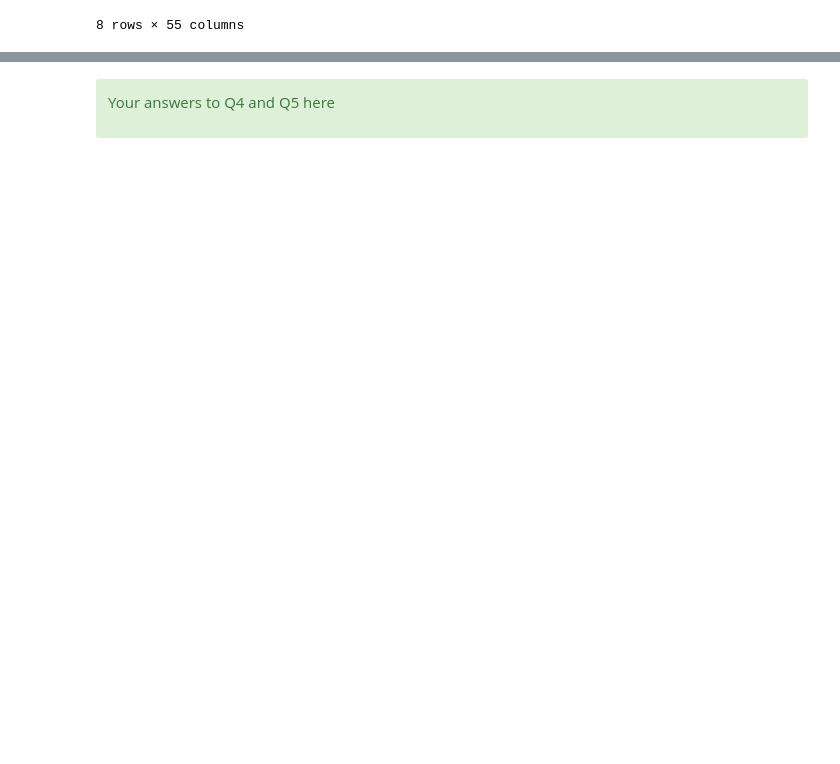
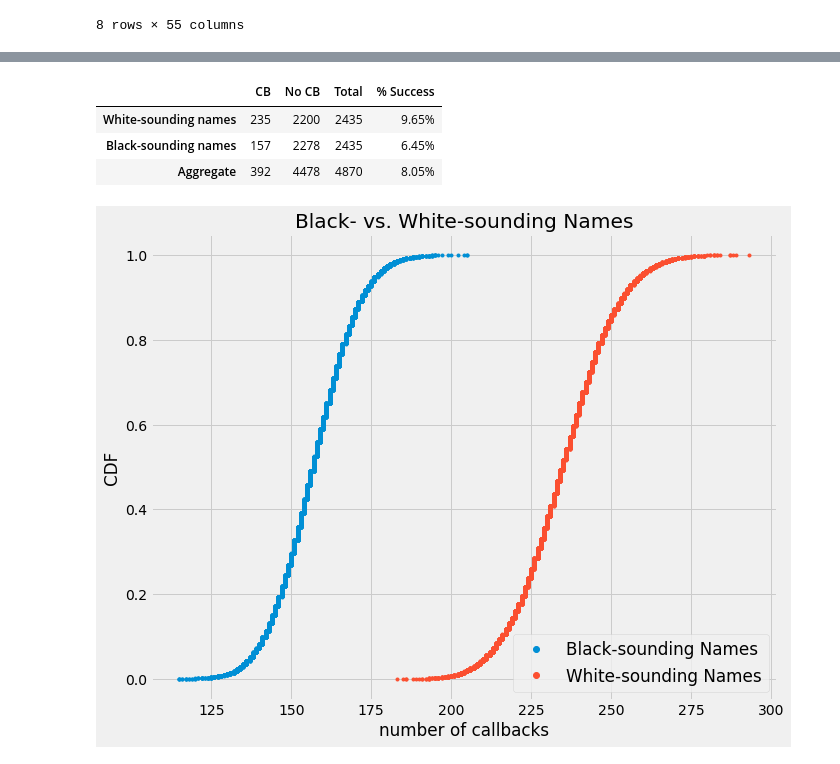
Before and after one commit to drewlehe/Springboard, a Jupyter notebook: sliderule_dsi_inferential_statistics_exercise_2.ipynb, the cells around one changed output, grey strips where cells are left out. Cells and saved outputs as stored; diff of their text form; code cells hidden in the pictures; blank space fills up the shorter version.

```diff
--- a/sliderule_dsi_inferential_statistics_exercise_2.ipynb
+++ b/sliderule_dsi_inferential_statistics_exercise_2.ipynb
@@ -36,2 +50,17 @@ from scipy import stats
+# %%
+def ecdf(data):
+    """Compute ECDF for a one-dimensional array of measurements."""
+
+    # Number of data points: n
+    n = len(data)
+
+    # x: sort the data
+    x = np.sort(data)
+
+    # y: range for y-axis
+    y = np.arange(1, n+1) / n
+
+    return x, y
 # %%
-data = pd.io.stata.read_stata('data/us_job_market_discrimination.dta')
+df = pd.io.stata.read_stata('data/us_job_market_discrimination.dta')
+df.head()
@@ -69,4 +99,56 @@ b = data[data.race=='b']
-# %% [markdown]
-<div class="span5 alert alert-success">
-<p> Your answers to Q4 and Q5 here </p>
-</div>
+# %%
+# aggregate values
+r = np.sum(df.call)
+n = len(df)
+p = r/n
+
+w = df[df.race == 'w']
+b = df[df.race == 'b']
+
+# white-sounding names
+w_r = np.sum(w.call)
+w_n = len(w)
+w_p = (w_r / w_n)
+
+
+# black-sounding names
+b_r = np.sum(b.call)
+b_n = len(b)
+b_p = (b_r / b_n)
+
+
+data = {'CB': np.array([w_r, b_r, r]).astype(int),
+        'No CB': np.array([w_n - w_r, b_n - b_r, n - r]).astype(int),
+        'Total': np.array([w_n, b_n, n]).astype(int),
+        '% Success': np.array(['{:.2%}'.format(w_r/w_n), '{:.2%}'.format(b_r/b_n), '{:.2%}'.format(r/n)])}
+
+tbl = pd.DataFrame(data, columns = ['CB', 'No CB', 'Total', '% Success'],
+                   index = ['White-sounding names', 'Black-sounding names', 'Aggregate'])
+tbl
+# %% [output]
+|  | CB | No CB | Total | % Success |
+| White-sounding names | 235 | 2200 | 2435 | 9.65% |
+| Black-sounding names | 157 | 2278 | 2435 | 6.45% |
+| Aggregate | 392 | 4478 | 4870 | 8.05% |
+# %%
+plt.style.use('fivethirtyeight')
+plt.rcParams["figure.figsize"] = (10, 8)
+
+# Plot CDFs of callbacks for black- vs. white-sounding names
+w_samples = np.random.binomial(w_n, w_p, size=10000)
+b_samples = np.random.binomial(b_n, b_p, size=10000)
+
+bx, by = ecdf(b_samples)
+_ = plt.plot(bx, by, marker='.', linestyle='none')
+
+wx, wy = ecdf(w_samples)
+_ = plt.plot(wx, wy, marker='.', linestyle='none')
+
+plt.margins = 0.02
+
+_ = plt.xlabel('number of callbacks')
+_ = plt.ylabel('CDF')
+_ = plt.title('Black- vs. White-sounding Names')
+_ = plt.legend(('Black-sounding Names', 'White-sounding Names'), loc='lower right', fontsize='large', markerscale=2)
+# %% [output]
+[figure, added]
```
Also changed, not shown: parts of 23 cells of this notebook.
